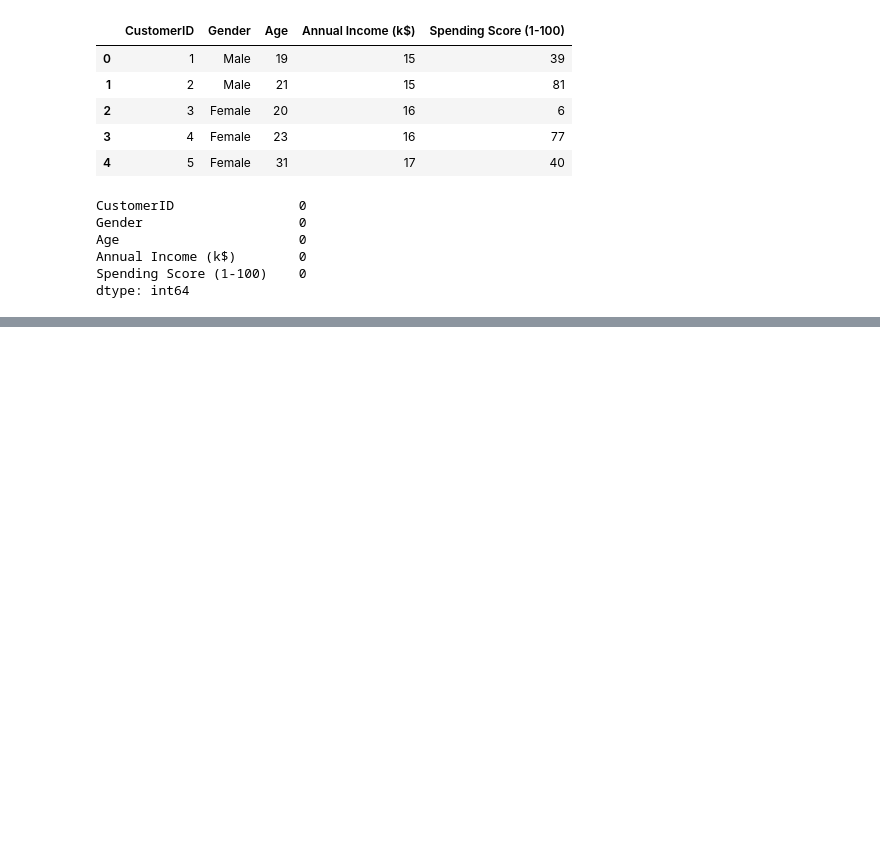
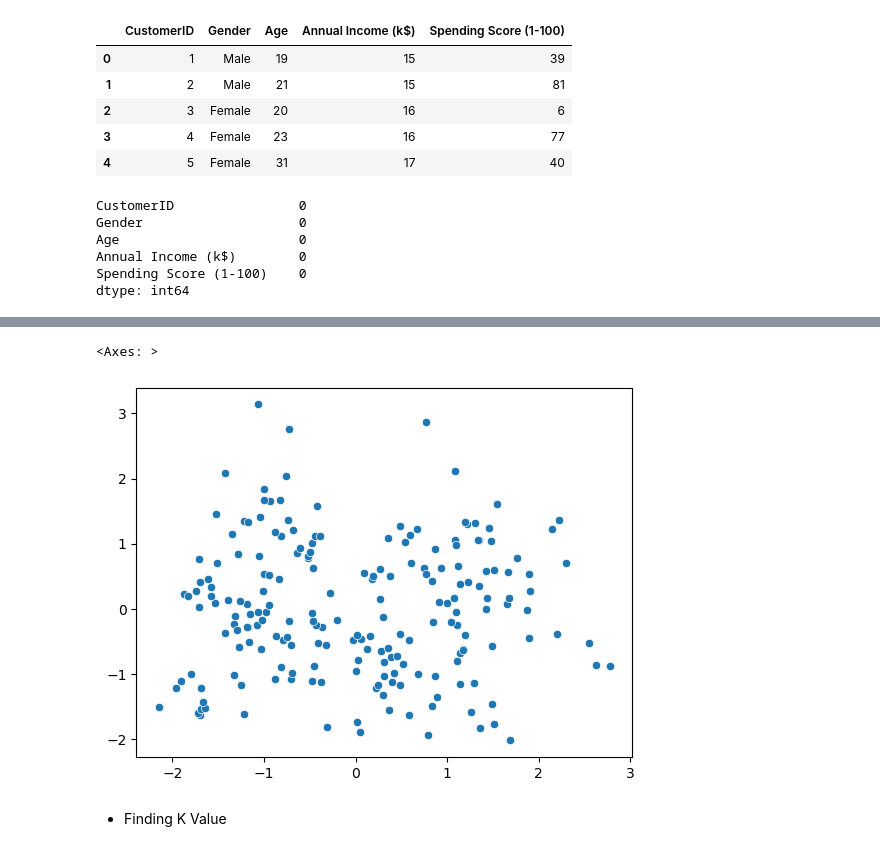
Before and after one commit to SapamPritamjit/AI_ML-PRIME-, a Jupyter notebook: PRIME_AI-ML(CLASS _NOTE)/07_MACHINE_LEARNING/02_UNSUPERVISED_LEARNING/CLUSTERING/Mall_Customer_Segmentation/KMeans.ipynb, the cells around one changed output, grey strips where cells are left out. Drawn from its saved outputs; the diff is of its cells as text; code cells hidden in the pictures; blank space fills up the shorter version.

```diff
--- a/PRIME_AI-ML(CLASS _NOTE)/07_MACHINE_LEARNING/02_UNSUPERVISED_LEARNING/CLUSTERING/Mall_Customer_Segmentation/KMeans.ipynb
+++ b/PRIME_AI-ML(CLASS _NOTE)/07_MACHINE_LEARNING/02_UNSUPERVISED_LEARNING/CLUSTERING/Mall_Customer_Segmentation/KMeans.ipynb
@@ -40,0 +60,21 @@ df_clean
+# %%
+# Scaling
+
+scaler = StandardScaler()
+
+df_scal = scaler.fit_transform(df_clean)
+# %%
+# dimensionality reduciton using PCA
+
+pca = PCA(n_components=2)
+
+pca_data = pca.fit_transform(df_scal)
+# %%
+# Visualization
+
+sns.scatterplot(x = pca_data[:, 0], y=pca_data[:, 1])
+# %% [output]
+<Axes: >
+[figure, added]
+# %% [markdown]
+* Finding K Value
```
Also changed, not shown: parts of 11 cells of this notebook.
